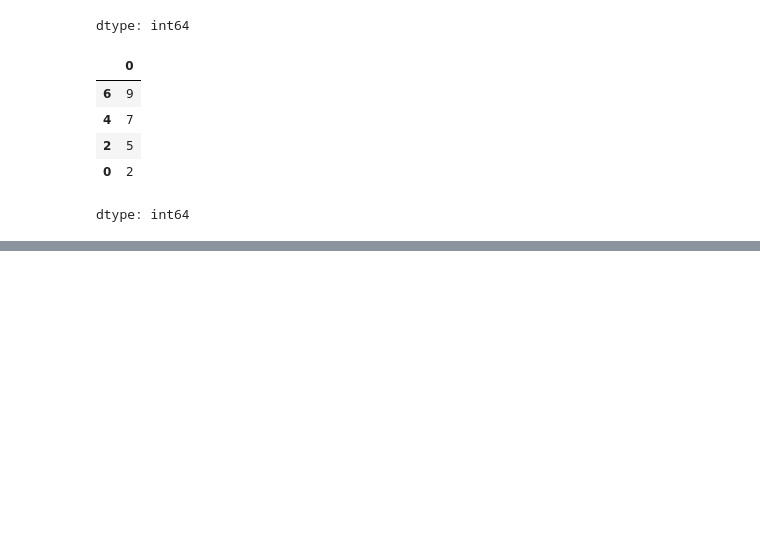
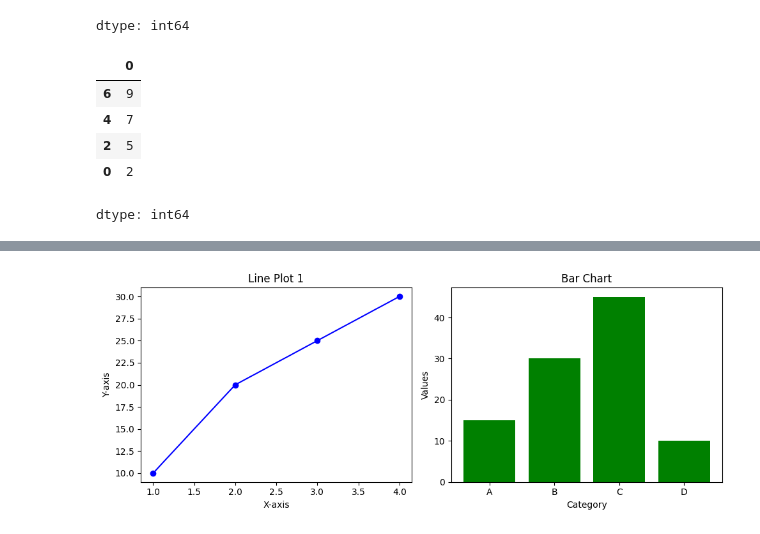
Before and after one commit to gurudattamanpreet/Practice, a Jupyter notebook: Shiv_Concept_Class.ipynb, the cells around one changed output, grey strips where cells are left out. Drawn from its saved outputs; the diff is of its cells as text; code cells hidden in the pictures; blank space fills up the shorter version.

```diff
--- a/Shiv_Concept_Class.ipynb
+++ b/Shiv_Concept_Class.ipynb
@@ -687,0 +689,22 @@ plt.show()
+# %%
+plt.figure(figsize=(10, 4))
+
+# Pehla subplot (1st plot)
+plt.subplot(1, 2, 1)   # 1 row, 2 columns, pehla subplot
+plt.plot([1, 2, 3, 4], [10, 20, 25, 30], marker='o', color='blue')
+plt.title("Line Plot 1")
+plt.xlabel("X-axis")
+plt.ylabel("Y-axis")
+
+# Doosra subplot (2nd plot)
+plt.subplot(1, 2, 2)   # 1 row, 2 columns, doosra subplot
+plt.bar(["A", "B", "C", "D"], [15, 30, 45, 10], color='green')
+plt.title("Bar Chart")
+plt.xlabel("Category")
+plt.ylabel("Values")
+
+# Subplots ko display karo
+plt.tight_layout()  # Thoda spacing adjust karne ke liye
+plt.show()
+# %% [output]
+[figure, added]
```
Also changed, not shown: parts of 2 cells of this notebook.
